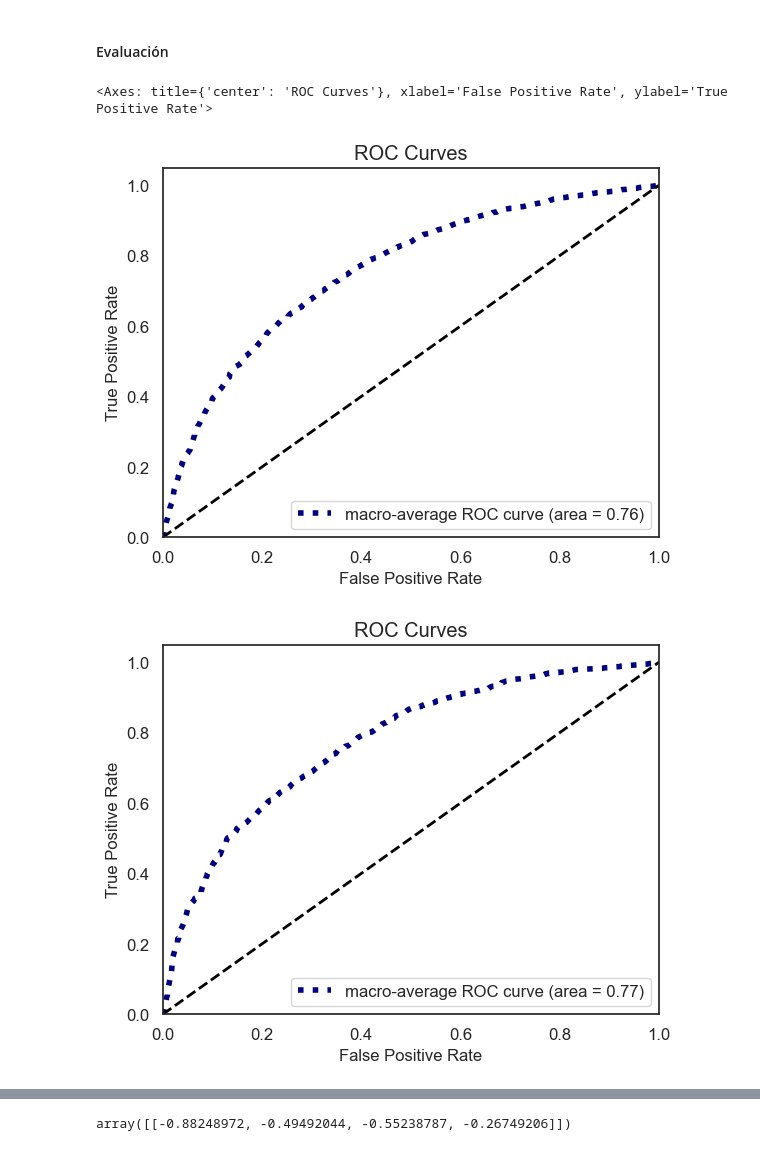
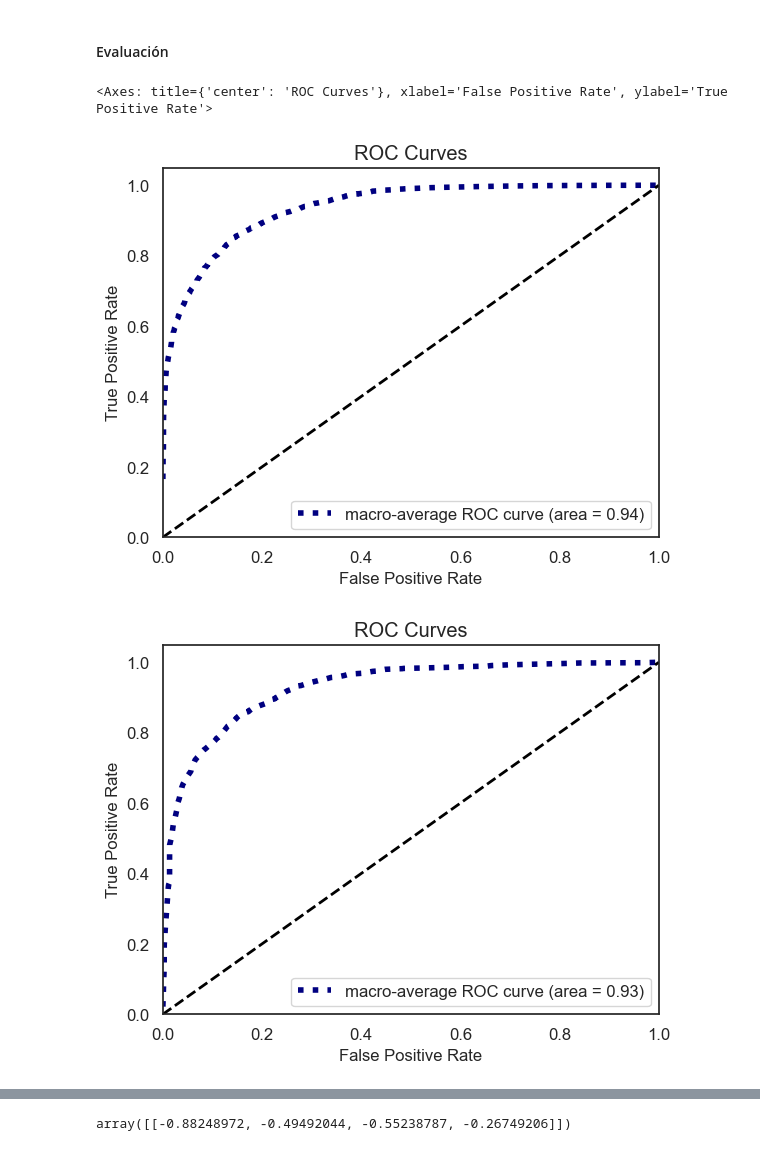
Before and after one commit to danpa26/CredRisk, a Jupyter notebook: one_yr_pd/one_year_pd.ipynb, the cells around one changed output, grey strips where cells are left out. Cells and saved outputs as stored; diff of their text form; code cells hidden in the pictures.

```diff
--- a/one_yr_pd/one_year_pd.ipynb
+++ b/one_yr_pd/one_year_pd.ipynb
@@ -1013,4 +1057,4 @@ Xv2 = Xv[var_best]
 # %%
-# replacing values of variables with woe
-Xt_woe = binning_process.fit_transform(Xt,Yt.default_event)
-Xv_woe = binning_process.fit_transform(Xv,Yv.default_event)
+# replacing values of variables with the woe
+Xt_woe = binning_process.fit_transform(Xt,Yt.default_event,metric = 'woe')
+Xv_woe = binning_process.fit_transform(Xv,Yv.default_event,metric = 'woe')
@@ -1103,12 +1116,12 @@ sfs = SequentialFeatureSelector(linear_model.LogisticRegression(),
 Yt_tgt = Yt[tgt]
 Yv_tgt = Yv[tgt]
 # %%
-selected_features = sfs.fit(Xt[varw], Yt_tgt)
+selected_features = sfs.fit(Xt_woe, Yt.values.ravel())
 # %%
 features = selected_features.get_support()
 # %%
 # solo se puede hacer si la con la tabla que tengas las mismas columnas
-features = Xt[varw].columns[features].tolist()
+features = Xt_woe[var_best].columns[features].tolist()
 # %%
 features
 # %% [output]
@@ -1153,6 +1134,6 @@ from sklearn.linear_model import LogisticRegression
 # %%
 mlog_reg = LogisticRegression()
 # %%
-mlog_reg.fit( Xt[features] , Yt[tgt] )
+mlog_reg.fit( Xt_woe[features] , Yt.values.ravel())
 # %% [output]
 LogisticRegression()
@@ -1178,12 +1161,12 @@ pd.DataFrame(mlog_reg.predict_proba(Xv[features]))
 from scikitplot.metrics import plot_roc_curve
 from sklearn.metrics import classification_report
 # %%
-plot_roc_curve( y_true = Yt[tgt] , y_probas = mlog_reg.predict_proba( Xt[features] ) , curves = 'macro' )
-plot_roc_curve( y_true = Yv[tgt] , y_probas = mlog_reg.predict_proba( Xv[features] ) , curves = 'macro' )
+plot_roc_curve( y_true = Yt[tgt] , y_probas = mlog_reg.predict_proba( Xt_woe[features] ) , curves = 'macro' )
+plot_roc_curve( y_true = Yv[tgt] , y_probas = mlog_reg.predict_proba( Xv_woe[features] ) , curves = 'macro' )
 # %% [output]
 <Axes: title={'center': 'ROC Curves'}, xlabel='False Positive Rate', ylabel='True Positive Rate'>
-[figure, old version]
+[figure, new version]
-[figure, old version]
+[figure, new version]
 # %%
 # es el mean accuracy
 mlog_reg.score(Xt[features],Yt[tgt])
```
Also changed, not shown: parts of 51 cells of this notebook.
